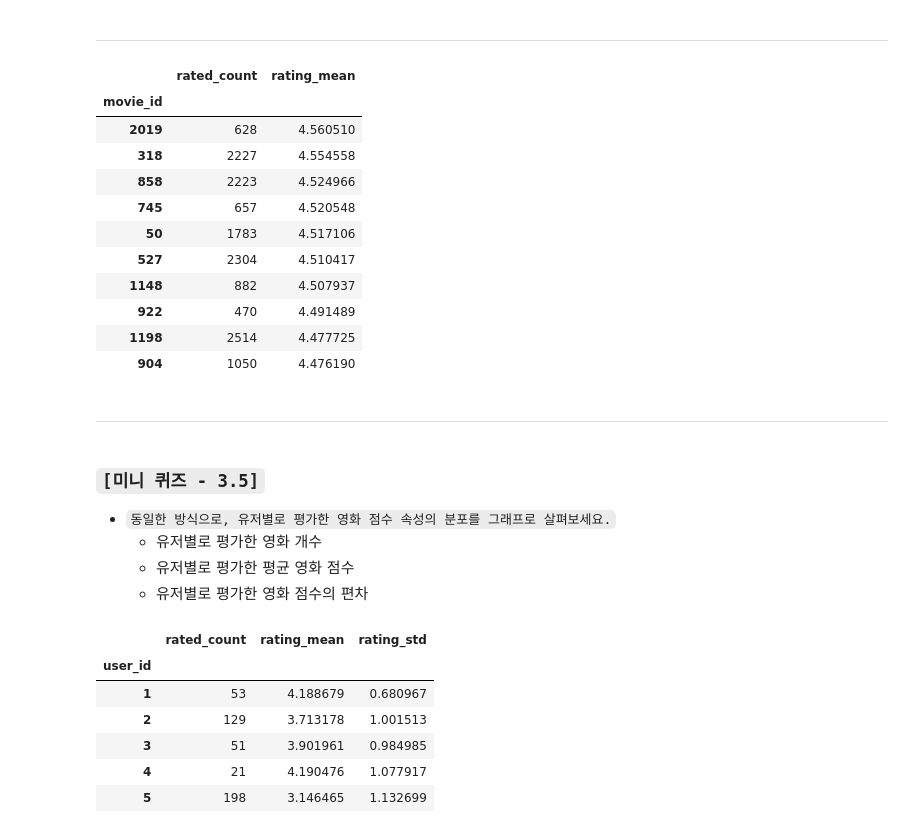
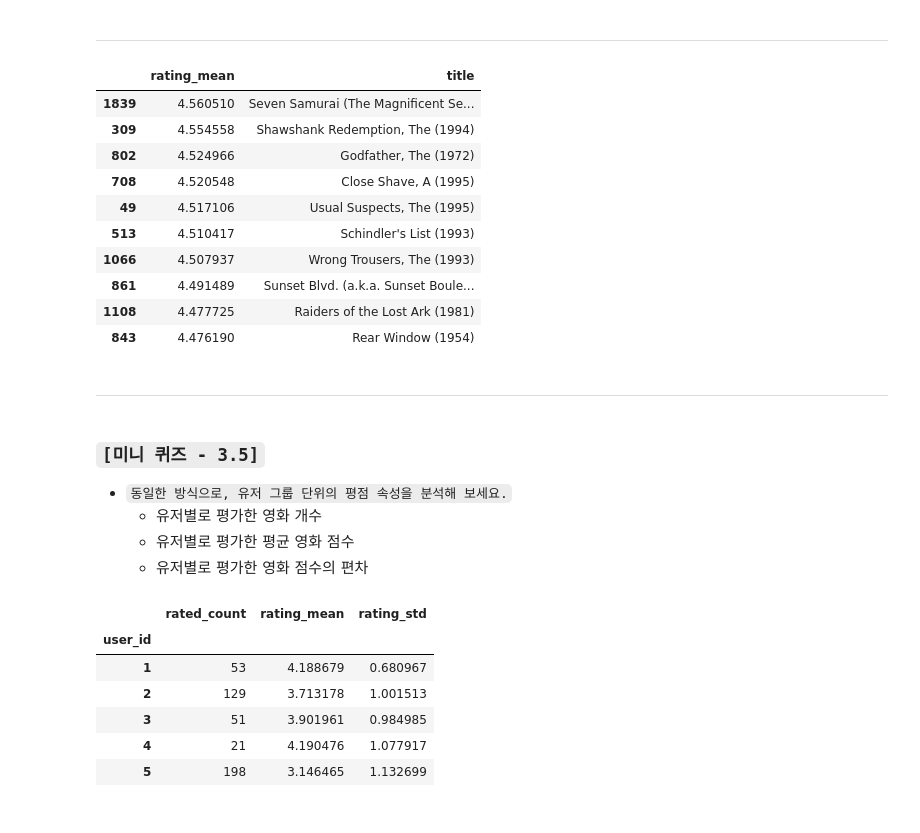
Before and after one commit to yoonkt200/python-data-analysis, a Jupyter notebook: chapter3/03-movie-rating-prediction.ipynb, the cells around one changed output. Saved outputs shown, nothing was run; the diff lists cells and outputs as text; code cells hidden in the pictures.

```diff
--- a/chapter3/03-movie-rating-prediction.ipynb
+++ b/chapter3/03-movie-rating-prediction.ipynb
@@ -293,8 +290,8 @@ total number of movie rated below 100 : 1687
 -----
 # %%
 # 영화별 평균 평점 탐색
-merged_data = rating_data.merge(movie_data, on=['movie_id'], how='left')
-movie_grouped_rating_info = merged_data.groupby('movie_id')['rating'].agg({'rated_count':'count', 'rating_mean':'mean'})
+movie_grouped_rating_info = rating_data.groupby('movie_id')['rating'].agg(
+    {'rated_count':'count', 'rating_mean':'mean'})
 # %%
 movie_grouped_rating_info.head(5)
 # %% [output]
@@ -314,25 +311,25 @@ movie_grouped_rating_info['rating_mean'].hist(bins=150, grid=False)
 -----
 # %%
 # 100번 이상의 평가를 받은 영화 중, 평점이 높은 10개의 영화
-movie_grouped_rating_info[movie_grouped_rating_info['rated_count'] > 100].nlargest(10, 'rating_mean')
+merged_data = movie_grouped_rating_info.merge(movie_data, on=['movie_id'], how='left')
+merged_data[merged_data['rated_count'] > 100][['rating_mean', 'title']].nlargest(10, 'rating_mean')
 # %% [output]
-|  | rated_count | rating_mean |
-| movie_id |  |  |
-| 2019 | 628 | 4.560510 |
-| 318 | 2227 | 4.554558 |
-| 858 | 2223 | 4.524966 |
-| 745 | 657 | 4.520548 |
-| 50 | 1783 | 4.517106 |
-| 527 | 2304 | 4.510417 |
-| 1148 | 882 | 4.507937 |
-| 922 | 470 | 4.491489 |
-| 1198 | 2514 | 4.477725 |
-| 904 | 1050 | 4.476190 |
+|  | rating_mean | title |
+| 1839 | 4.560510 | Seven Samurai (The Magnificent Se... |
+| 309 | 4.554558 | Shawshank Redemption, The (1994) |
+| 802 | 4.524966 | Godfather, The (1972) |
+| 708 | 4.520548 | Close Shave, A (1995) |
+| 49 | 4.517106 | Usual Suspects, The (1995) |
+| 513 | 4.510417 | Schindler's List (1993) |
+| 1066 | 4.507937 | Wrong Trousers, The (1993) |
+| 861 | 4.491489 | Sunset Blvd. (a.k.a. Sunset Boule... |
+| 1108 | 4.477725 | Raiders of the Lost Ark (1981) |
+| 843 | 4.476190 | Rear Window (1954) |
 # %% [markdown]
 -----
 # %% [markdown]
 ### `[미니 퀴즈 - 3.5]`
-- `동일한 방식으로, 유저별로 평가한 영화 점수 속성의 분포를 그래프로 살펴보세요.`
+- `동일한 방식으로, 유저 그룹 단위의 평점 속성을 분석해 보세요.`
     - 유저별로 평가한 영화 개수
     - 유저별로 평가한 평균 영화 점수
     - 유저별로 평가한 영화 점수의 편차
```
Also changed, not shown: parts of 8 cells of this notebook.
